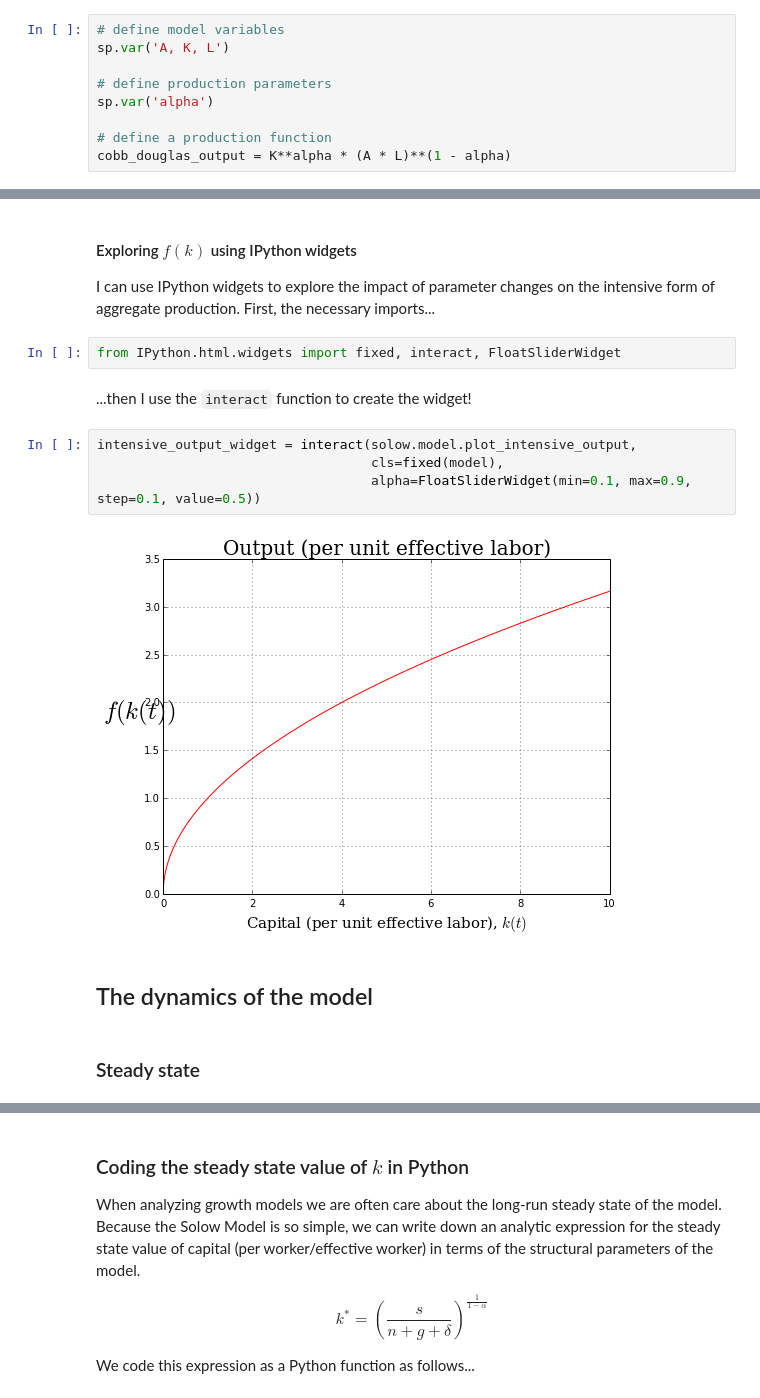
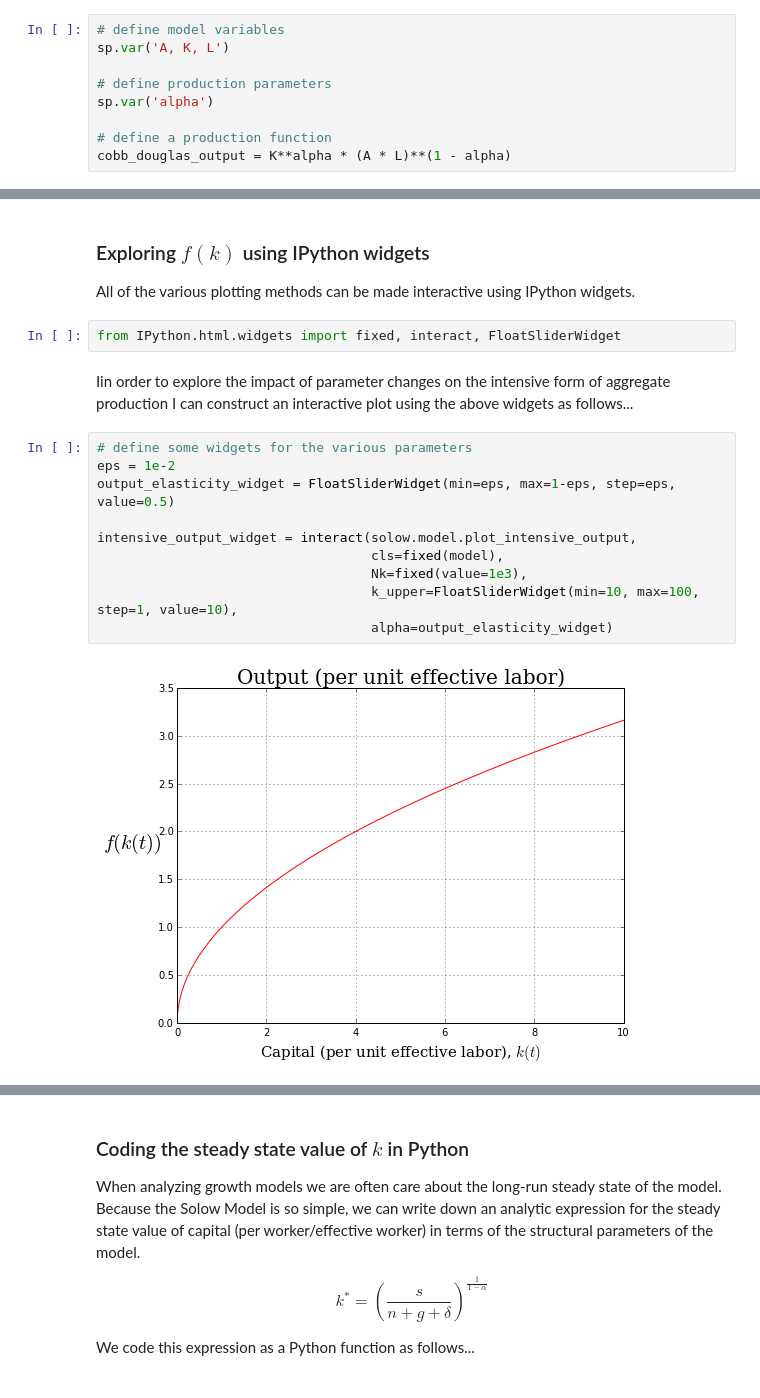
Before and after one commit to QuantEcon/QuantEcon.py, a Jupyter notebook: examples/solow_model.ipynb, the cells around one changed output, grey strips where cells are left out. Saved outputs shown, nothing was run; the diff lists cells and outputs as text.

```diff
--- a/examples/solow_model.ipynb
+++ b/examples/solow_model.ipynb
@@ -134,17 +124,19 @@ fig, ax = solow.model.plot_intensive_output(model)
-# %% [markdown]
-#### Exploring $f(k)$ using IPython widgets
-I can use IPython widgets to explore the impact of parameter changes on the intensive form of aggregate production. First, the necessary imports...
+# %% [markdown]
+### Exploring $f(k)$ using IPython widgets
+All of the various plotting methods can be made interactive using IPython widgets.
 # %%
 from IPython.html.widgets import fixed, interact, FloatSliderWidget
-# %% [markdown]
-...then I use the `interact` function to create the widget!
-# %%
-intensive_output_widget = interact(solow.model.plot_intensive_output,
-                                   cls=fixed(model),
-                                   alpha=FloatSliderWidget(min=0.1, max=0.9, step=0.1, value=0.5))
-# %% [output]
-[figure, removed]
-# %% [markdown]
-## The dynamics of the model
-# %% [markdown]
-### Steady state
+# %% [markdown]
+Iin order to explore the impact of parameter changes on the intensive form of aggregate production I can construct an interactive plot using the above widgets as follows...
+# %%
+# define some widgets for the various parameters
+eps = 1e-2
+output_elasticity_widget = FloatSliderWidget(min=eps, max=1-eps, step=eps, value=0.5)
+
+intensive_output_widget = interact(solow.model.plot_intensive_output,
+                                   cls=fixed(model),
+                                   Nk=fixed(value=1e3),
+                                   k_upper=FloatSliderWidget(min=10, max=100, step=1, value=10),
+                                   alpha=output_elasticity_widget)
+# %% [output]
+[figure, added]
```
Also changed, not shown: parts of 38 cells of this notebook, 1 other file.
